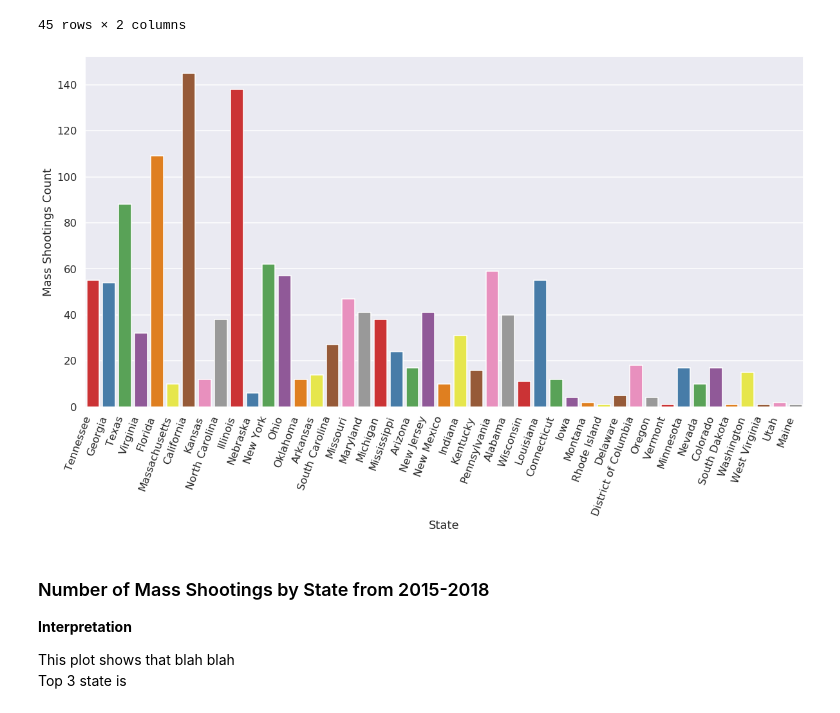
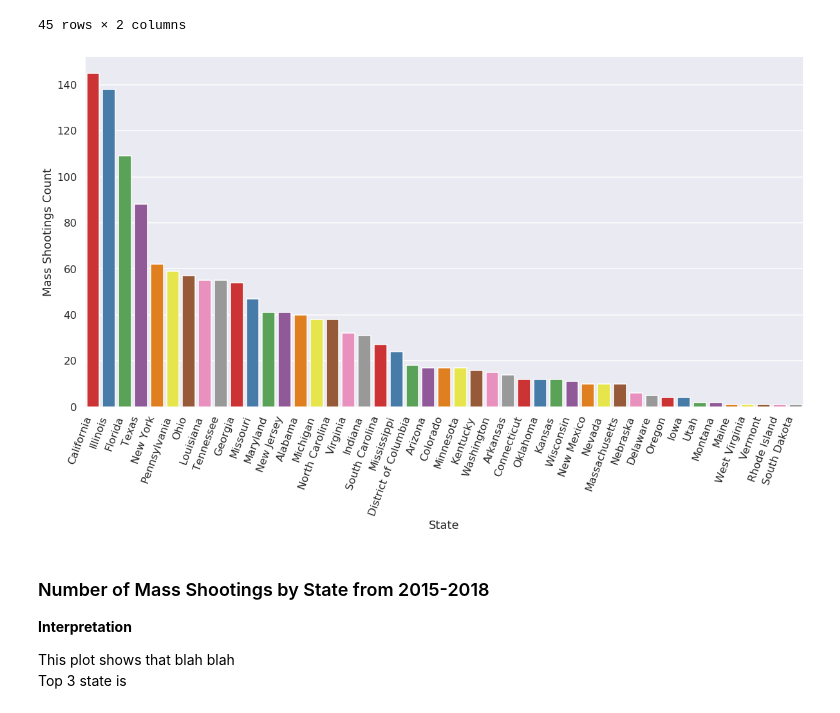
Before and after one commit to ngoduy1001/datascienceproject, a Jupyter notebook: COGS 108 Final Project .ipynb, the cells around one changed output. Cells and saved outputs as stored; diff of their text form; code cells hidden in the pictures.

```diff
--- a/COGS 108 Final Project .ipynb
+++ b/COGS 108 Final Project .ipynb
@@ -285,17 +285,17 @@ newdf.sort_values(by=['Shootings'], ascending=False)
 # %%
 fig=plt.figure(figsize=(20,10))
 chart = sns.countplot(
     data=df,
     x='State',
-    palette='Set1'
+    palette='Set1', order = df['State'].value_counts().index
 )
 plt.xlabel("State")
 plt.ylabel('Mass Shootings Count')
 
 chart.set_xticklabels(chart.get_xticklabels(), rotation=70, horizontalalignment='right')
 plt.show(fig)
 # %% [output]
-[figure, old version]
+[figure, new version]
 # %% [markdown]
 ### Number of Mass Shootings by State from 2015-2018
 **Interpretation**
```
Also changed, not shown: parts of 3 cells of this notebook.
